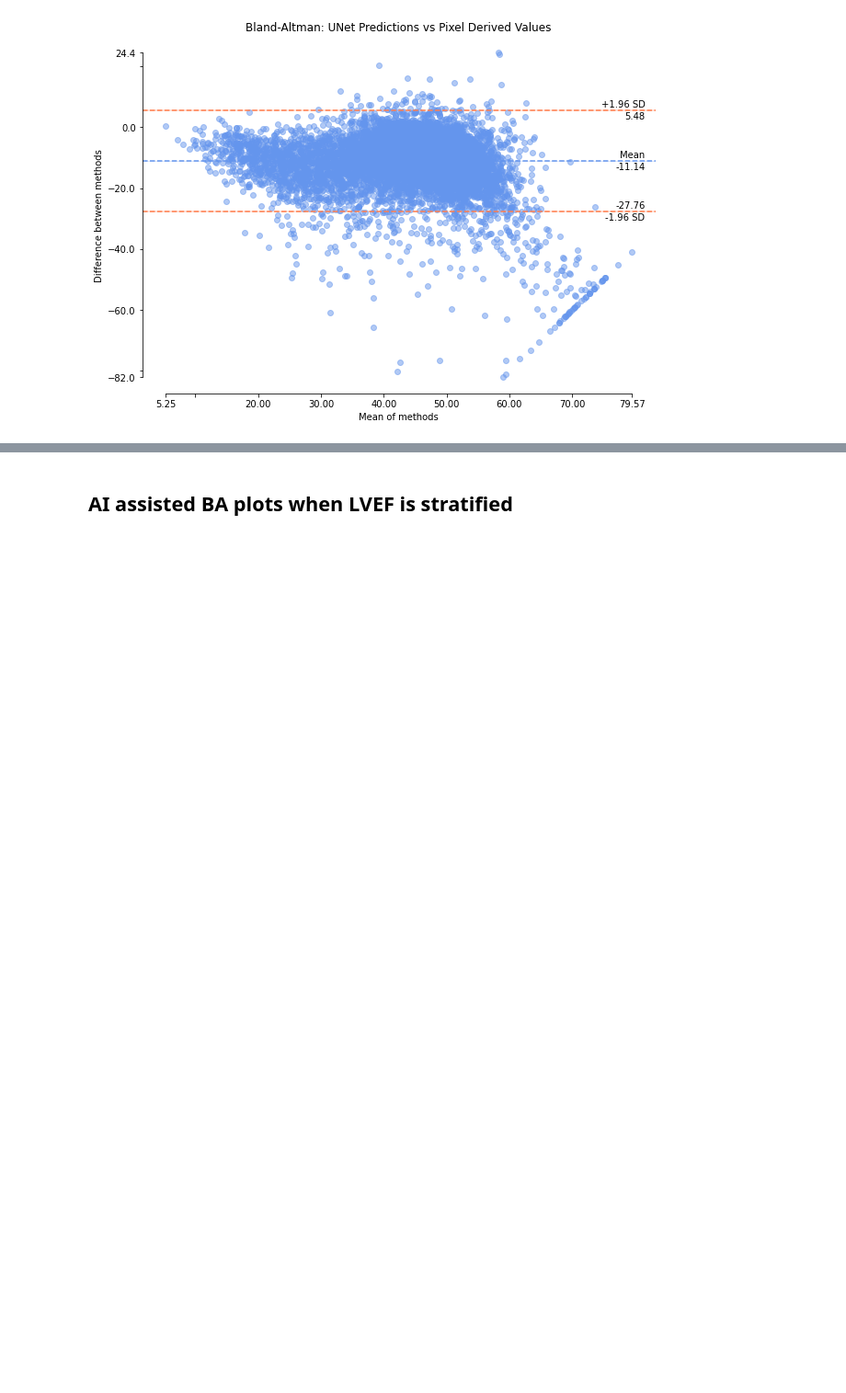
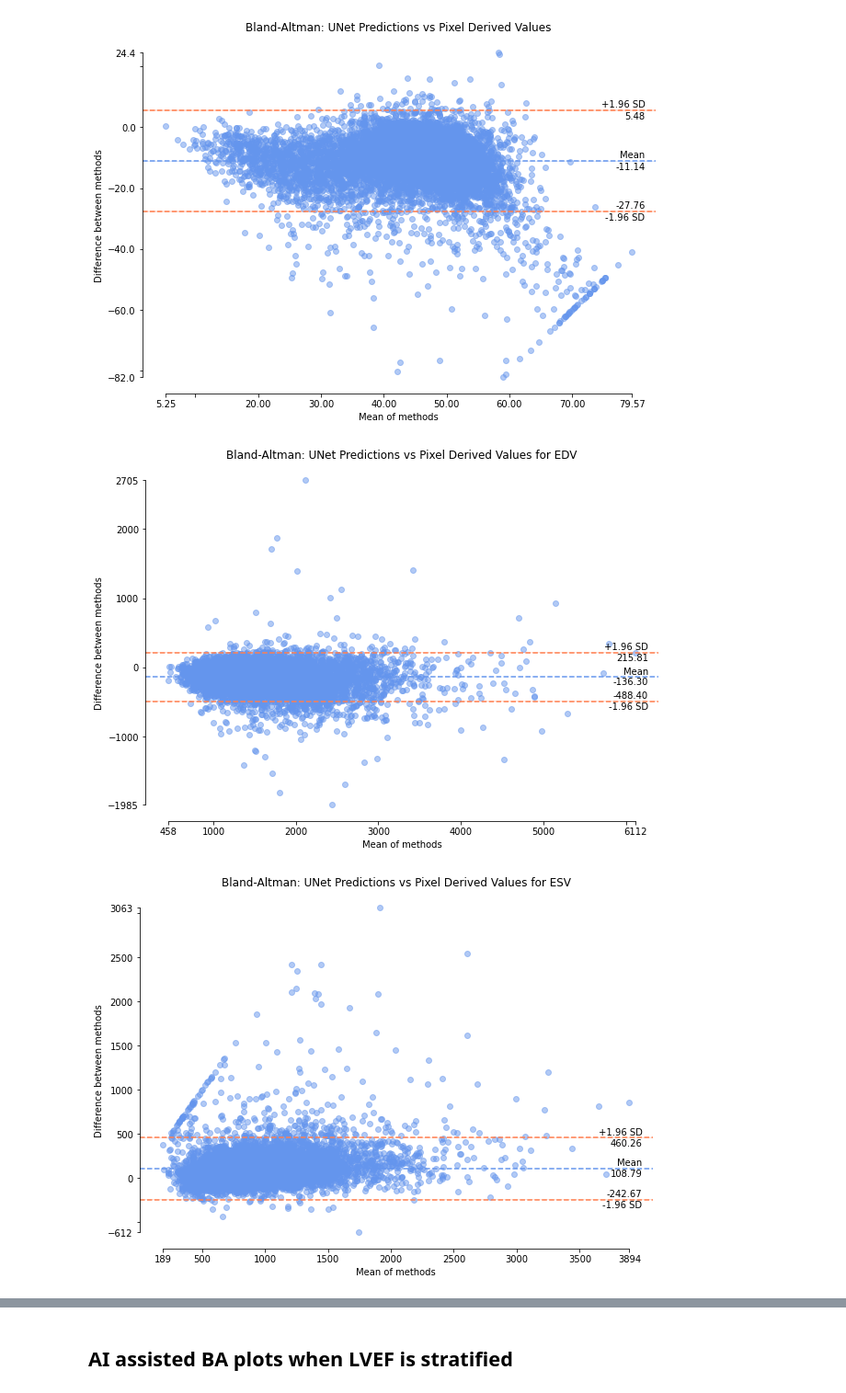
Before and after one commit to nrsjun/MachineLearning-LVEF-31005-, a Jupyter notebook: task3_measure_lvef.ipynb, the cells around one changed output, grey strips where cells are left out. Shown at 92% size. Drawn from its saved outputs; the diff is of its cells as text; code cells hidden in the pictures; blank space fills up the shorter version.

```diff
--- a/task3_measure_lvef.ipynb
+++ b/task3_measure_lvef.ipynb
@@ -698,3 +695,6 @@ final_df.head()
+# %%
+import pandas as pd
+final_df = pd.read_csv("final_comparison_results.csv")
 # %%
 #use bland-altman plot to measure the difference between averages
 #using pycompare so install it first
@@ -726,3 +726,25 @@ pyCompare.blandAltman(
 plt.show()
 # %% [output]
 [figure]
+# %%
+#comprare ESV and EDV predictions
+pyCompare.blandAltman(
+    final_df['EDV_pixel'],    #the gt values
+    final_df['EDV_pred'],    # the predicted vals
+    confidenceInterval=95,
+    percentage=False,
+    title='Bland-Altman: UNet Predictions vs Pixel Derived Values for EDV',
+)
+
+#comprare ESV and EDV predictions
+pyCompare.blandAltman(
+    final_df['ESV_pixel'],    #the gt values
+    final_df['ESV_pred'],    # the predicted vals
+    confidenceInterval=95,
+    percentage=False,
+    title='Bland-Altman: UNet Predictions vs Pixel Derived Values for ESV',
+)
+plt.show()
+# %% [output]
+[figure, added]
+[figure, added]
```
Also changed, not shown: parts of 5 cells of this notebook, 1 other file.
